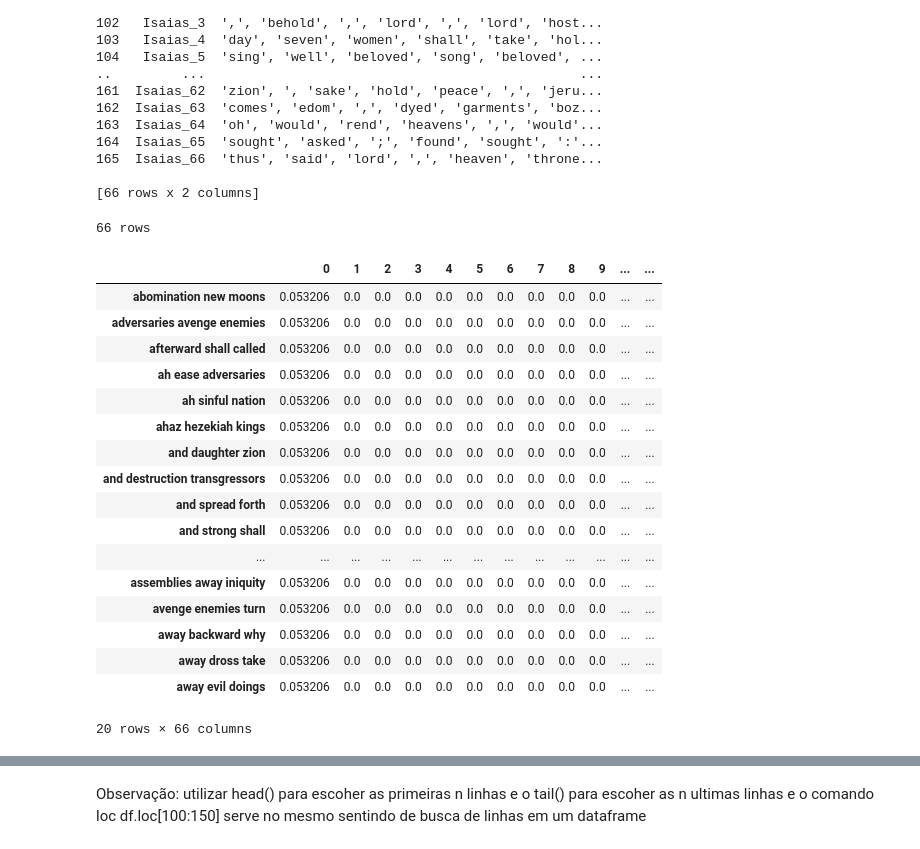
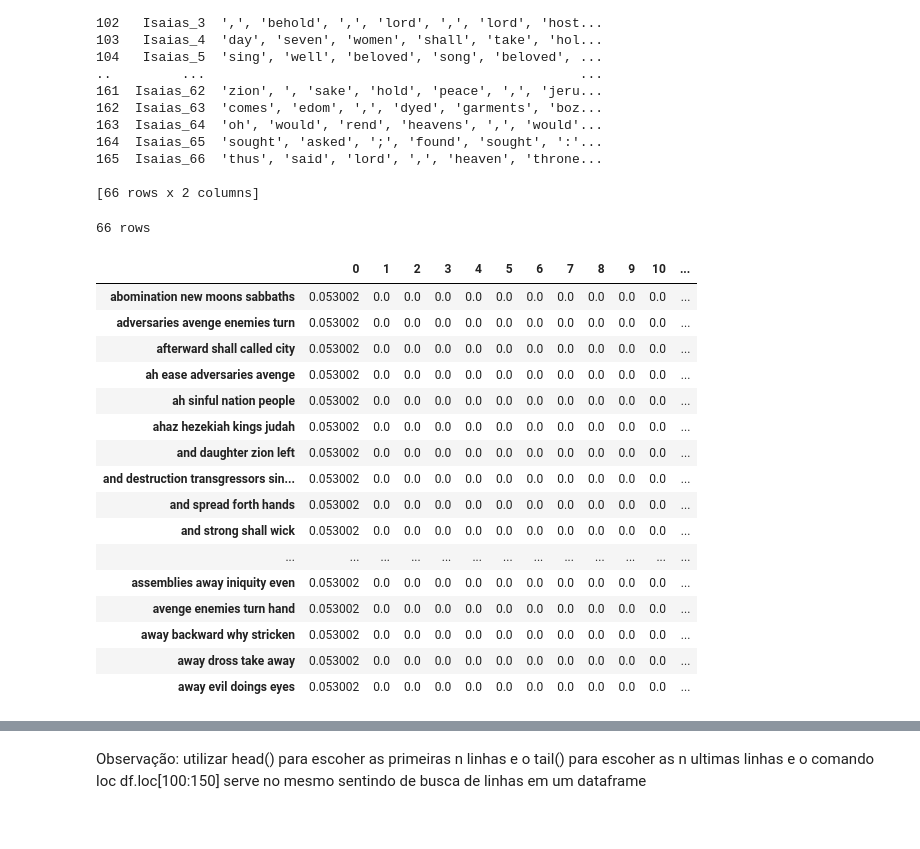
Before and after one commit to Bruno-cesar-dout/Versao_de_experimentos, a Jupyter notebook: Experimento_Isaias_cap_por_cap.ipynb, the cells around one changed output, grey strips where cells are left out. Drawn from its saved outputs; the diff is of its cells as text; code cells hidden in the pictures.

```diff
--- a/Experimento_Isaias_cap_por_cap.ipynb
+++ b/Experimento_Isaias_cap_por_cap.ipynb
@@ -259,34 +259,33 @@ print(df)
 # %%
 corpus = df['Livro'].tolist()
 # %%
-vectorizer = TfidfVectorizer(ngram_range=(3,3))
+vectorizer = TfidfVectorizer(ngram_range=(4,4))
 X = vectorizer.fit_transform(corpus)
 tf_idf = pd.DataFrame(data = X.toarray(), columns=vectorizer.get_feature_names())
 
 final_df = tf_idf
 
 print("{} rows".format(final_df.shape[0]))
 final_df.T.nlargest(20, 0)
 # %% [output]
 66 rows
-|  | 0 | 1 | 2 | 3 | 4 | 5 | 6 | 7 | 8 | 9 | ... | ... |
-| abomination new moons | 0.053206 | 0.0 | 0.0 | 0.0 | 0.0 | 0.0 | 0.0 | 0.0 | 0.0 | 0.0 | ... | ... |
-| adversaries avenge enemies | 0.053206 | 0.0 | 0.0 | 0.0 | 0.0 | 0.0 | 0.0 | 0.0 | 0.0 | 0.0 | ... | ... |
-| afterward shall called | 0.053206 | 0.0 | 0.0 | 0.0 | 0.0 | 0.0 | 0.0 | 0.0 | 0.0 | 0.0 | ... | ... |
-| ah ease adversaries | 0.053206 | 0.0 | 0.0 | 0.0 | 0.0 | 0.0 | 0.0 | 0.0 | 0.0 | 0.0 | ... | ... |
-| ah sinful nation | 0.053206 | 0.0 | 0.0 | 0.0 | 0.0 | 0.0 | 0.0 | 0.0 | 0.0 | 0.0 | ... | ... |
-| ahaz hezekiah kings | 0.053206 | 0.0 | 0.0 | 0.0 | 0.0 | 0.0 | 0.0 | 0.0 | 0.0 | 0.0 | ... | ... |
-| and daughter zion | 0.053206 | 0.0 | 0.0 | 0.0 | 0.0 | 0.0 | 0.0 | 0.0 | 0.0 | 0.0 | ... | ... |
-| and destruction transgressors | 0.053206 | 0.0 | 0.0 | 0.0 | 0.0 | 0.0 | 0.0 | 0.0 | 0.0 | 0.0 | ... | ... |
-| and spread forth | 0.053206 | 0.0 | 0.0 | 0.0 | 0.0 | 0.0 | 0.0 | 0.0 | 0.0 | 0.0 | ... | ... |
-| and strong shall | 0.053206 | 0.0 | 0.0 | 0.0 | 0.0 | 0.0 | 0.0 | 0.0 | 0.0 | 0.0 | ... | ... |
+|  | 0 | 1 | 2 | 3 | 4 | 5 | 6 | 7 | 8 | 9 | 10 | ... |
+| abomination new moons sabbaths | 0.053002 | 0.0 | 0.0 | 0.0 | 0.0 | 0.0 | 0.0 | 0.0 | 0.0 | 0.0 | 0.0 | ... |
+| adversaries avenge enemies turn | 0.053002 | 0.0 | 0.0 | 0.0 | 0.0 | 0.0 | 0.0 | 0.0 | 0.0 | 0.0 | 0.0 | ... |
+| afterward shall called city | 0.053002 | 0.0 | 0.0 | 0.0 | 0.0 | 0.0 | 0.0 | 0.0 | 0.0 | 0.0 | 0.0 | ... |
+| ah ease adversaries avenge | 0.053002 | 0.0 | 0.0 | 0.0 | 0.0 | 0.0 | 0.0 | 0.0 | 0.0 | 0.0 | 0.0 | ... |
+| ah sinful nation people | 0.053002 | 0.0 | 0.0 | 0.0 | 0.0 | 0.0 | 0.0 | 0.0 | 0.0 | 0.0 | 0.0 | ... |
+| ahaz hezekiah kings judah | 0.053002 | 0.0 | 0.0 | 0.0 | 0.0 | 0.0 | 0.0 | 0.0 | 0.0 | 0.0 | 0.0 | ... |
+| and daughter zion left | 0.053002 | 0.0 | 0.0 | 0.0 | 0.0 | 0.0 | 0.0 | 0.0 | 0.0 | 0.0 | 0.0 | ... |
+| and destruction transgressors sin... | 0.053002 | 0.0 | 0.0 | 0.0 | 0.0 | 0.0 | 0.0 | 0.0 | 0.0 | 0.0 | 0.0 | ... |
+| and spread forth hands | 0.053002 | 0.0 | 0.0 | 0.0 | 0.0 | 0.0 | 0.0 | 0.0 | 0.0 | 0.0 | 0.0 | ... |
+| and strong shall wick | 0.053002 | 0.0 | 0.0 | 0.0 | 0.0 | 0.0 | 0.0 | 0.0 | 0.0 | 0.0 | 0.0 | ... |
 | ... | ... | ... | ... | ... | ... | ... | ... | ... | ... | ... | ... | ... |
-| assemblies away iniquity | 0.053206 | 0.0 | 0.0 | 0.0 | 0.0 | 0.0 | 0.0 | 0.0 | 0.0 | 0.0 | ... | ... |
-| avenge enemies turn | 0.053206 | 0.0 | 0.0 | 0.0 | 0.0 | 0.0 | 0.0 | 0.0 | 0.0 | 0.0 | ... | ... |
-| away backward why | 0.053206 | 0.0 | 0.0 | 0.0 | 0.0 | 0.0 | 0.0 | 0.0 | 0.0 | 0.0 | ... | ... |
-| away dross take | 0.053206 | 0.0 | 0.0 | 0.0 | 0.0 | 0.0 | 0.0 | 0.0 | 0.0 | 0.0 | ... | ... |
-| away evil doings | 0.053206 | 0.0 | 0.0 | 0.0 | 0.0 | 0.0 | 0.0 | 0.0 | 0.0 | 0.0 | ... | ... |
+| assemblies away iniquity even | 0.053002 | 0.0 | 0.0 | 0.0 | 0.0 | 0.0 | 0.0 | 0.0 | 0.0 | 0.0 | 0.0 | ... |
+| avenge enemies turn hand | 0.053002 | 0.0 | 0.0 | 0.0 | 0.0 | 0.0 | 0.0 | 0.0 | 0.0 | 0.0 | 0.0 | ... |
+| away backward why stricken | 0.053002 | 0.0 | 0.0 | 0.0 | 0.0 | 0.0 | 0.0 | 0.0 | 0.0 | 0.0 | 0.0 | ... |
+| away dross take away | 0.053002 | 0.0 | 0.0 | 0.0 | 0.0 | 0.0 | 0.0 | 0.0 | 0.0 | 0.0 | 0.0 | ... |
+| away evil doings eyes | 0.053002 | 0.0 | 0.0 | 0.0 | 0.0 | 0.0 | 0.0 | 0.0 | 0.0 | 0.0 | 0.0 | ... |
-20 rows × 66 columns
 # %%
 def run_KMeans(max_k, data):
     max_k += 1
```
Also changed, not shown: parts of 10 cells of this notebook.
